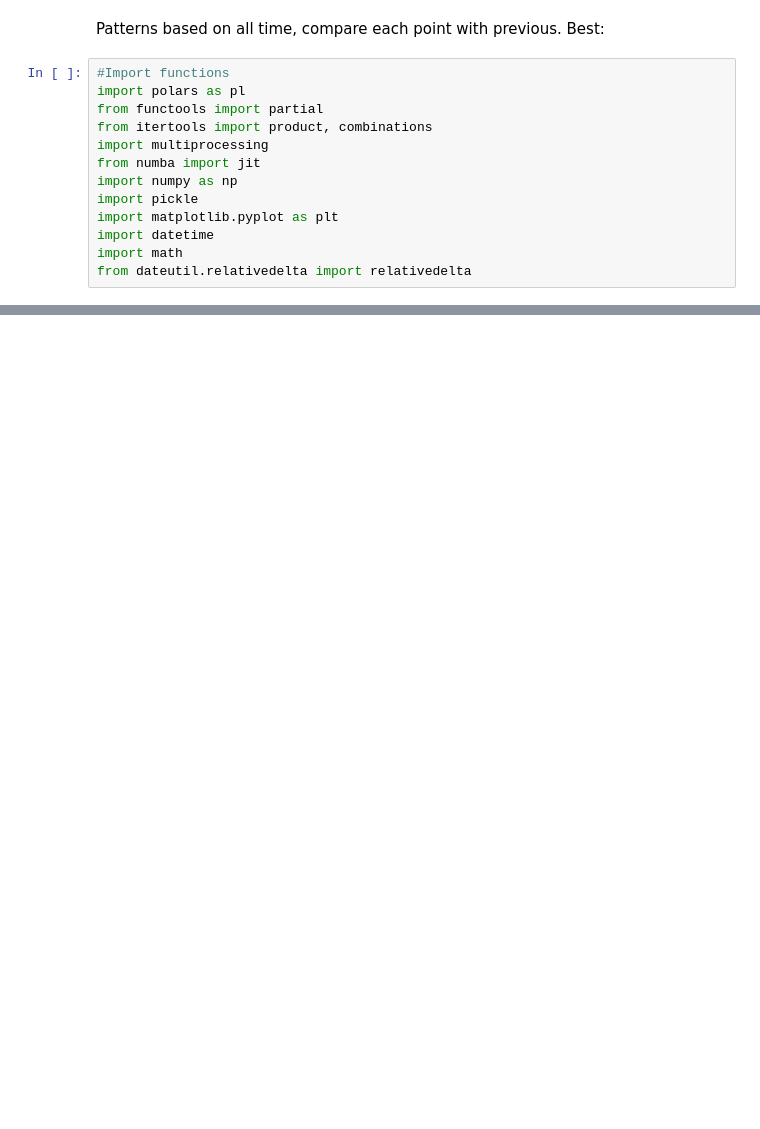
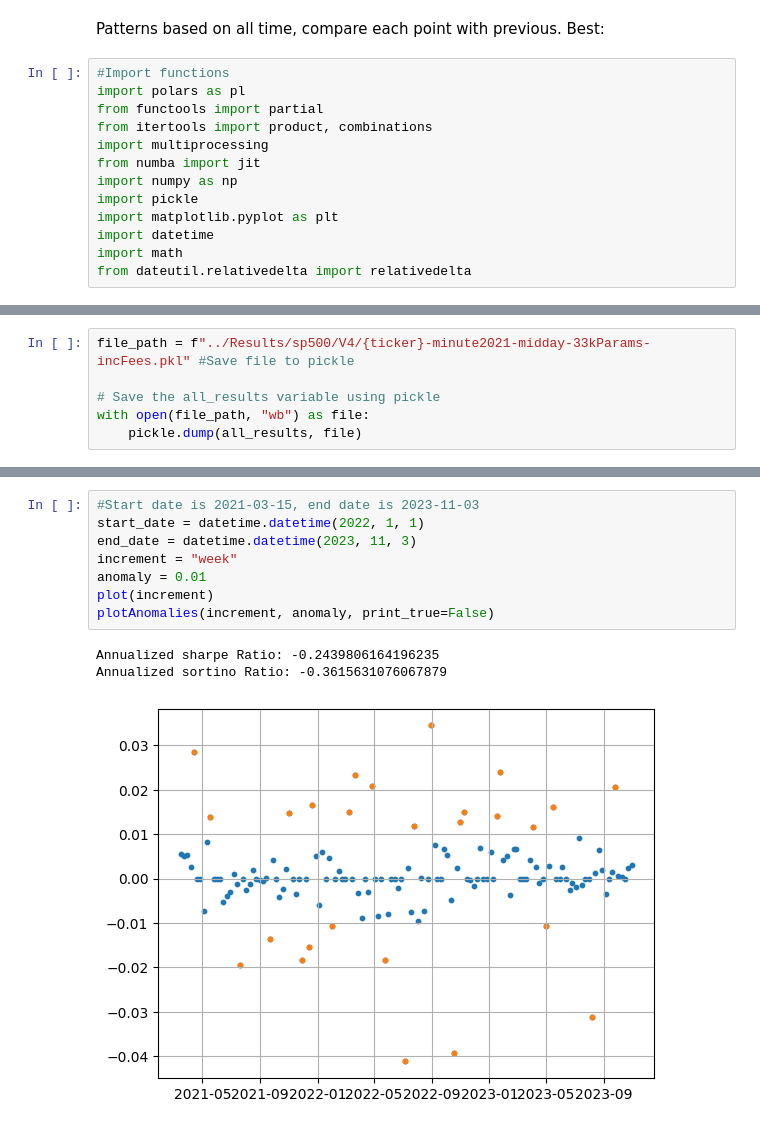
Before and after one commit to OGibbard/Quant, a Jupyter notebook: algoV4.ipynb, the cells around one changed output, grey strips where cells are left out. Drawn from its saved outputs; the diff is of its cells as text; blank space fills up the shorter version.

```diff
--- a/algoV4.ipynb
+++ b/algoV4.ipynb
@@ -611,0 +142,6 @@ Annualized sortino Ratio: 4.985611190181987
+# %%
+file_path = f"../Results/sp500/V4/{ticker}-minute2021-midday-33kParams-incFees.pkl" #Save file to pickle
+
+# Save the all_results variable using pickle
+with open(file_path, "wb") as file:
+    pickle.dump(all_results, file)
@@ -611,0 +415,12 @@ Annualized sortino Ratio: 4.985611190181987
+# %%
+#Start date is 2021-03-15, end date is 2023-11-03
+start_date = datetime.datetime(2022, 1, 1)
+end_date = datetime.datetime(2023, 11, 3)
+increment = "week"
+anomaly = 0.01
+plot(increment)
+plotAnomalies(increment, anomaly, print_true=False)
+# %% [output]
+Annualized sharpe Ratio: -0.2439806164196235
+Annualized sortino Ratio: -0.3615631076067879
+[figure, added]
```
Also changed, not shown: parts of 42 cells of this notebook, 3 other files.
